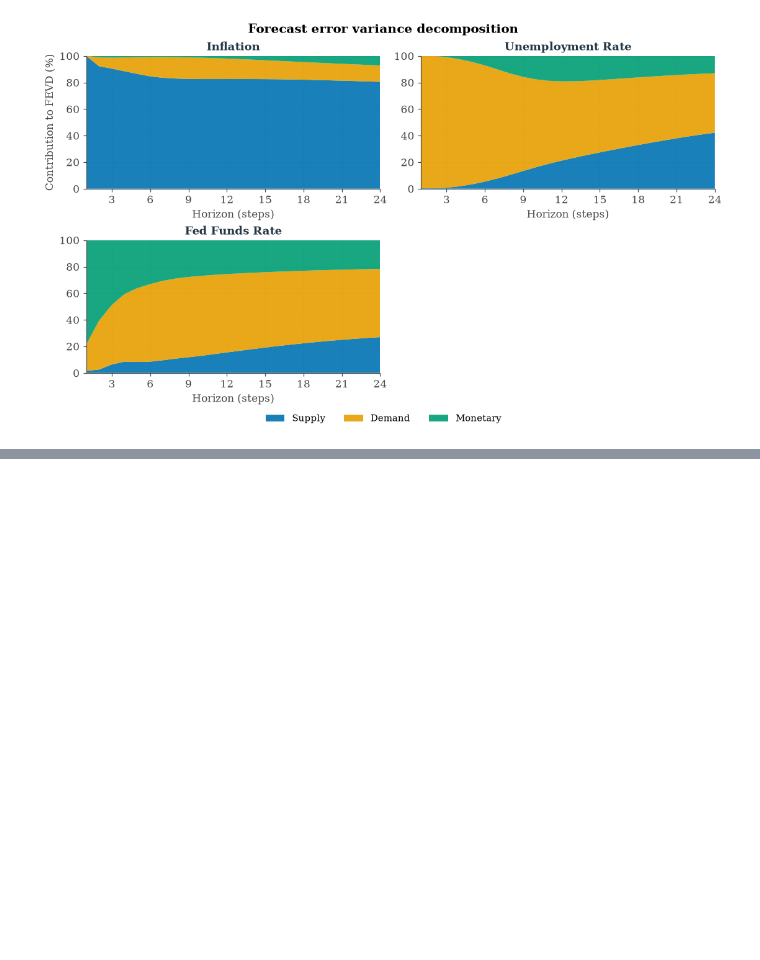
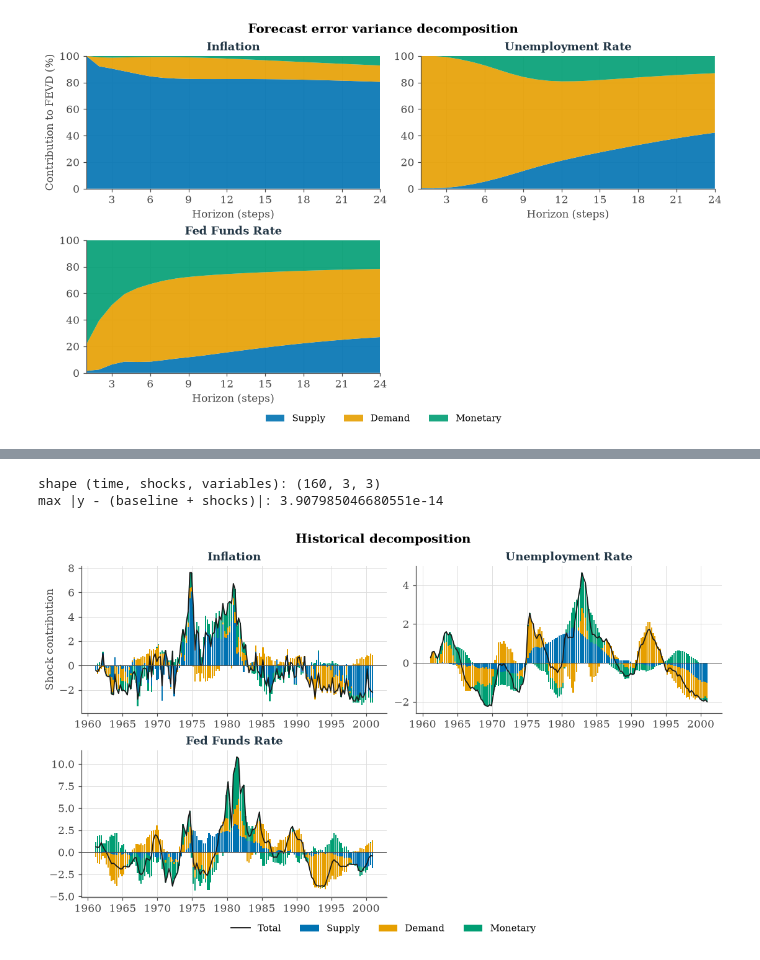
Before and after one commit to RenatoVassallo/MacroPy, a Jupyter notebook: tutorials/tutorial_cvar.ipynb, the cells around one changed output, grey strips where cells are left out. Cells and saved outputs as stored; diff of their text form; code cells hidden in the pictures; blank space fills up the shorter version.

```diff
--- a/tutorials/tutorial_cvar.ipynb
+++ b/tutorials/tutorial_cvar.ipynb
@@ -113,0 +118,12 @@ fevd = cvar.compute_fevd(series_titles=series_titles, plot_fevd=True,
+# %%
+import numpy as np
+
+hd = cvar.compute_hd(series_titles=series_titles, plot_hd=True,
+                     shock_titles=["Supply", "Demand", "Monetary"])
+
+print("shape (time, shocks, variables):", hd["shock"].shape)
+print("max |y - (baseline + shocks)|:", np.abs(hd["endo"] - cvar.yy).max())
+# %% [output]
+shape (time, shocks, variables): (160, 3, 3)
+max |y - (baseline + shocks)|: 3.907985046680551e-14
+[figure, added]
```
Also changed, not shown: parts of 2 cells of this notebook, 17 other files.
